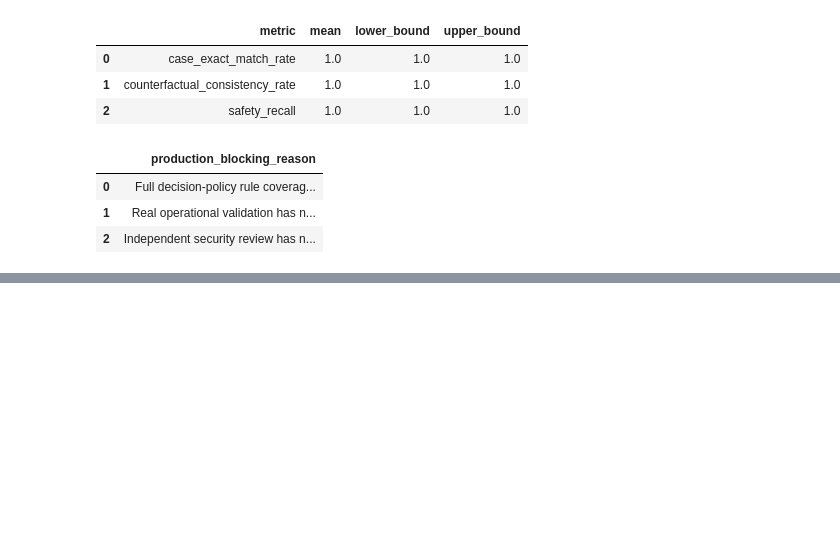
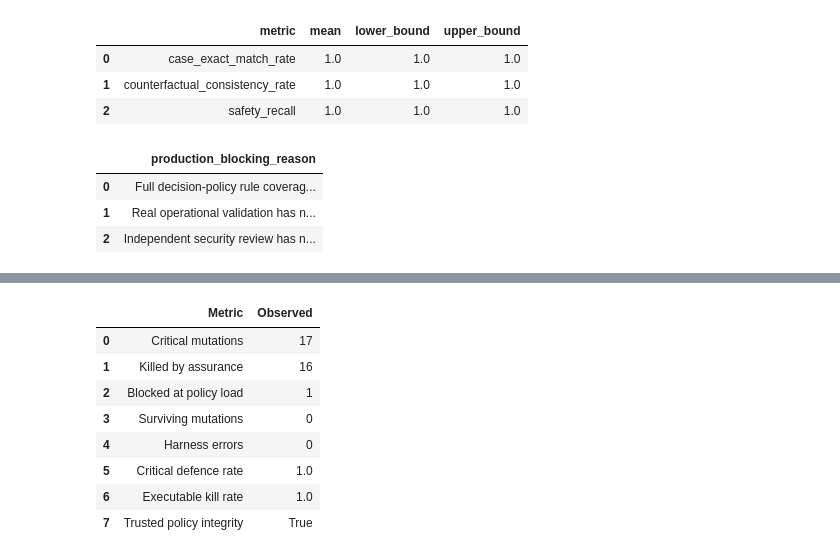
Before and after one commit to keyurck7/aegissec-fedops, a Jupyter notebook: notebooks/AegisSec-3.ipynb, the cells around one changed output, grey strips where cells are left out. Saved outputs shown, nothing was run; the diff lists cells and outputs as text; code cells hidden in the pictures; blank space fills up the shorter version.

```diff
--- a/notebooks/AegisSec-3.ipynb
+++ b/notebooks/AegisSec-3.ipynb
@@ -1771,0 +1778,98 @@ print("Step 11A notebook assurance checks: PASS")
+# %%
+import json
+from pathlib import Path
+
+import pandas as pd
+
+PROJECT_ROOT = Path.cwd()
+if PROJECT_ROOT.name == "notebooks":
+    PROJECT_ROOT = PROJECT_ROOT.parent
+
+step11b_report_path = (
+    PROJECT_ROOT
+    / "data"
+    / "validation_reports"
+    / "mutation"
+    / "step11b_policy_mutation_report.json"
+)
+
+step11b_results_path = (
+    PROJECT_ROOT
+    / "data"
+    / "validation_reports"
+    / "mutation"
+    / "step11b_mutation_results.csv"
+)
+
+step11b_report = json.loads(
+    step11b_report_path.read_text(encoding="utf-8")
+)
+
+step11b_results_df = pd.read_csv(step11b_results_path)
+step11b_summary = step11b_report["summary"]
+step11b_release = step11b_report["release_decision"]
+
+step11b_summary_df = pd.DataFrame(
+    [
+        {
+            "Metric": "Critical mutations",
+            "Observed": step11b_summary[
+                "critical_mutation_count"
+            ],
+        },
+        {
+            "Metric": "Killed by assurance",
+            "Observed": step11b_summary[
+                "killed_by_assurance_count"
+            ],
+        },
+        {
+            "Metric": "Blocked at policy load",
+            "Observed": step11b_summary[
+                "blocked_at_load_count"
+            ],
+        },
+        {
+            "Metric": "Surviving mutations",
+            "Observed": step11b_summary[
+                "survived_count"
+            ],
+        },
+        {
+            "Metric": "Harness errors",
+            "Observed": step11b_summary[
+                "harness_error_count"
+            ],
+        },
+        {
+            "Metric": "Critical defence rate",
+            "Observed": step11b_summary[
+                "critical_mutation_defence_rate"
+            ],
+        },
+        {
+            "Metric": "Executable kill rate",
+            "Observed": step11b_summary[
+                "executable_critical_mutation_kill_rate"
+            ],
+        },
+        {
+            "Metric": "Trusted policy integrity",
+            "Observed": step11b_summary[
+                "trusted_policy_integrity_passed"
+            ],
+        },
+    ]
+)
+
+display(step11b_summary_df)
+# %% [output]
+|  | Metric | Observed |
+| 0 | Critical mutations | 17 |
+| 1 | Killed by assurance | 16 |
+| 2 | Blocked at policy load | 1 |
+| 3 | Surviving mutations | 0 |
+| 4 | Harness errors | 0 |
+| 5 | Critical defence rate | 1.0 |
+| 6 | Executable kill rate | 1.0 |
+| 7 | Trusted policy integrity | True |
```
Also changed, not shown: parts of 11 cells of this notebook, 15 other files.
